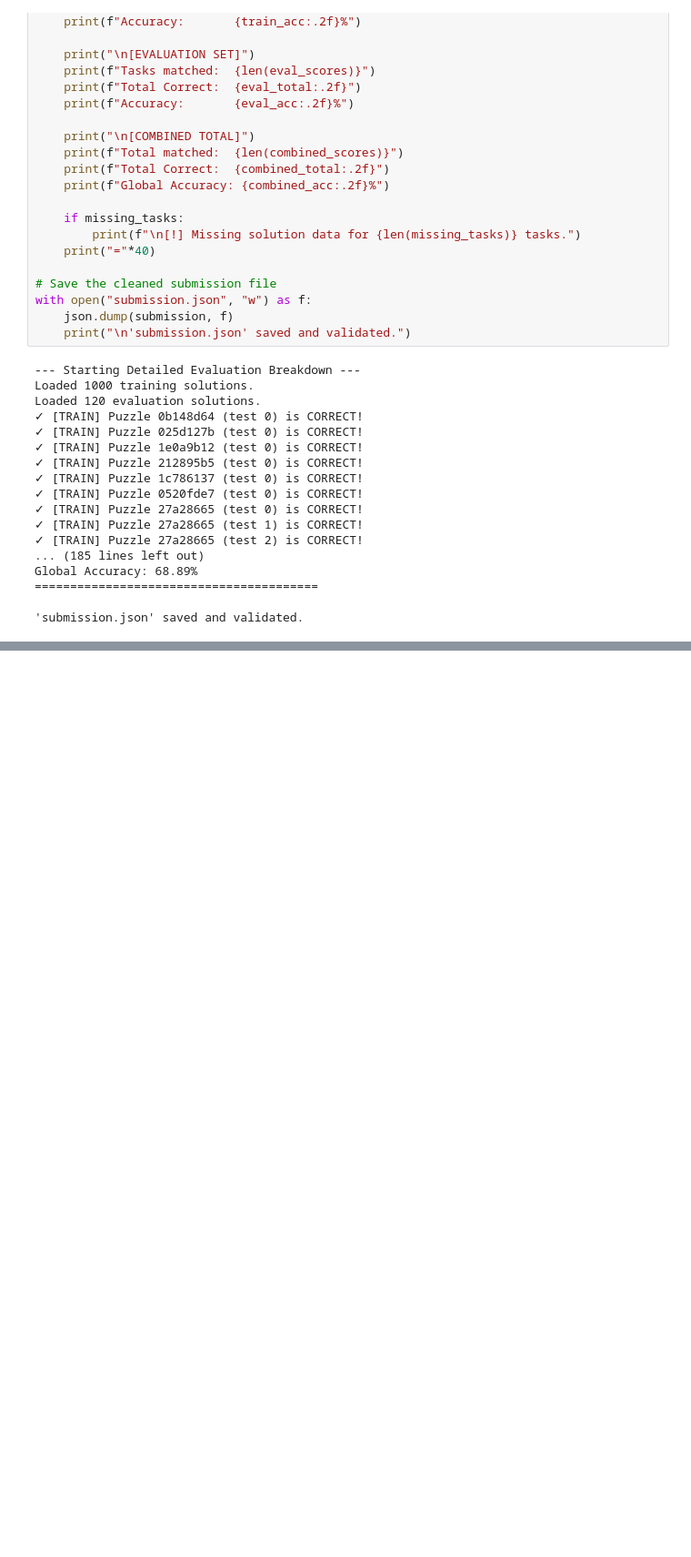
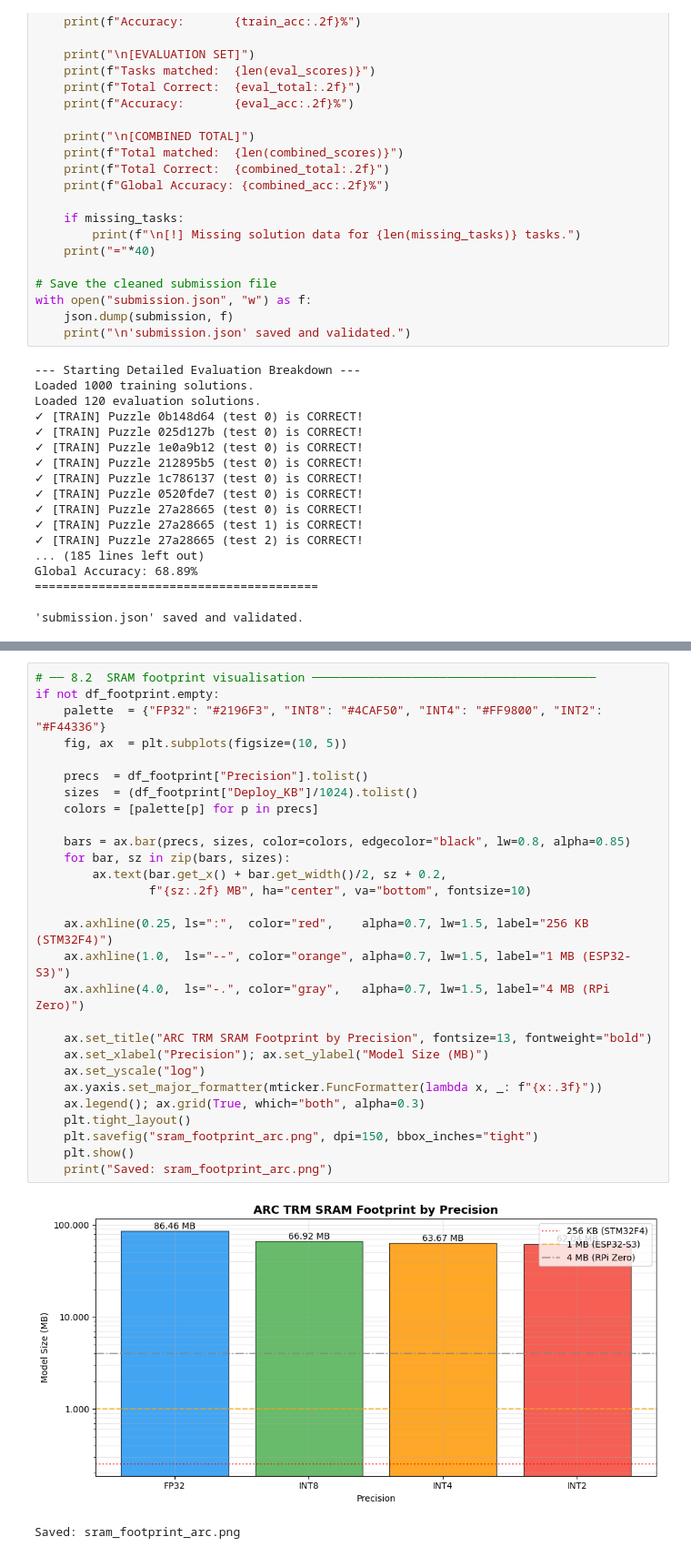
Before and after one commit to Seqaeon/EdgeTRM, a Jupyter notebook: edge-trm-copy.ipynb, the cells around one changed output, grey strips where cells are left out. Shown at 91% size. Cells and saved outputs as stored; diff of their text form; blank space fills up the shorter version.

```diff
--- a/edge-trm-copy.ipynb
+++ b/edge-trm-copy.ipynb
@@ -1263,0 +2006,31 @@ checkpoints/Arc2test-aug-128-ACT-torch/TinyRecursiveReasoningModel_ACTV1 interes
+# %%
+# ── 8.2  SRAM footprint visualisation ────────────────────────────────────────
+if not df_footprint.empty:
+    palette  = {"FP32": "#2196F3", "INT8": "#4CAF50", "INT4": "#FF9800", "INT2": "#F44336"}
+    fig, ax  = plt.subplots(figsize=(10, 5))
+
+    precs  = df_footprint["Precision"].tolist()
+    sizes  = (df_footprint["Deploy_KB"]/1024).tolist()
+    colors = [palette[p] for p in precs]
+
+    bars = ax.bar(precs, sizes, color=colors, edgecolor="black", lw=0.8, alpha=0.85)
+    for bar, sz in zip(bars, sizes):
+        ax.text(bar.get_x() + bar.get_width()/2, sz + 0.2,
+                f"{sz:.2f} MB", ha="center", va="bottom", fontsize=10)
+
+    ax.axhline(0.25, ls=":",  color="red",    alpha=0.7, lw=1.5, label="256 KB (STM32F4)")
+    ax.axhline(1.0,  ls="--", color="orange", alpha=0.7, lw=1.5, label="1 MB (ESP32-S3)")
+    ax.axhline(4.0,  ls="-.", color="gray",   alpha=0.7, lw=1.5, label="4 MB (RPi Zero)")
+
+    ax.set_title("ARC TRM SRAM Footprint by Precision", fontsize=13, fontweight="bold")
+    ax.set_xlabel("Precision"); ax.set_ylabel("Model Size (MB)")
+    ax.set_yscale("log")
+    ax.yaxis.set_major_formatter(mticker.FuncFormatter(lambda x, _: f"{x:.3f}"))
+    ax.legend(); ax.grid(True, which="both", alpha=0.3)
+    plt.tight_layout()
+    plt.savefig("sram_footprint_arc.png", dpi=150, bbox_inches="tight")
+    plt.show()
+    print("Saved: sram_footprint_arc.png")
+# %% [output]
+[figure, added]
+Saved: sram_footprint_arc.png
```
Also changed, not shown: parts of 54 cells of this notebook, 17 other files.
